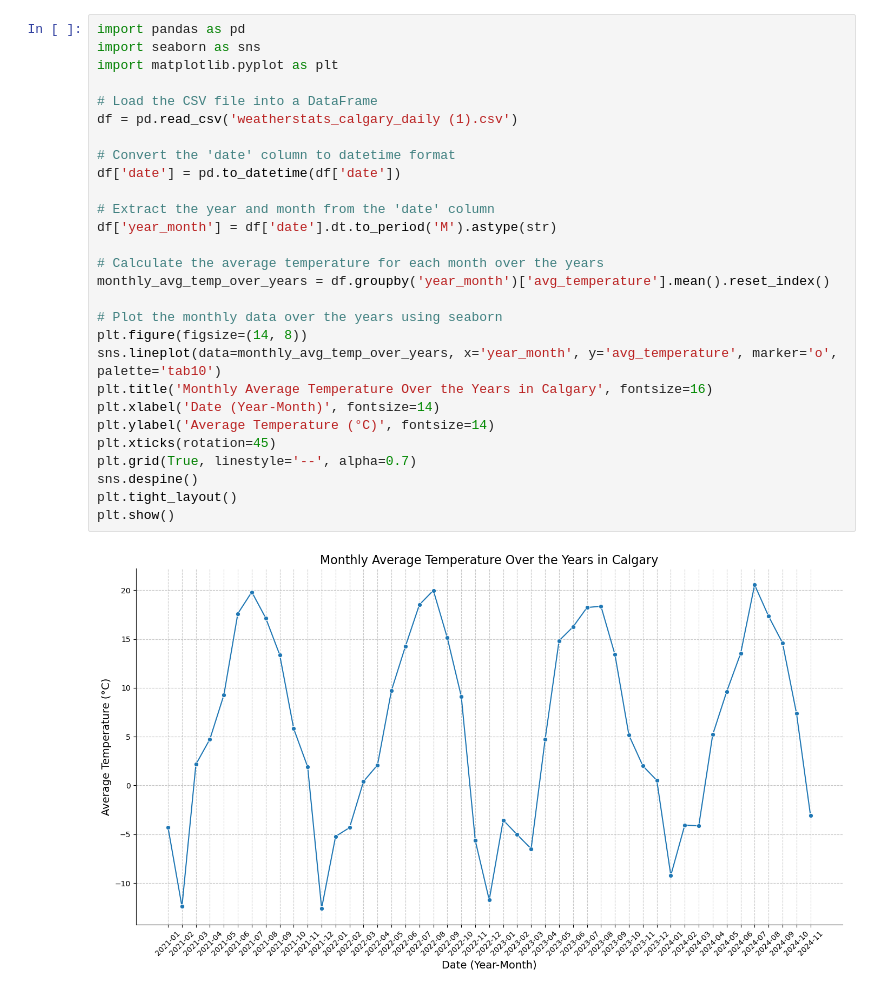
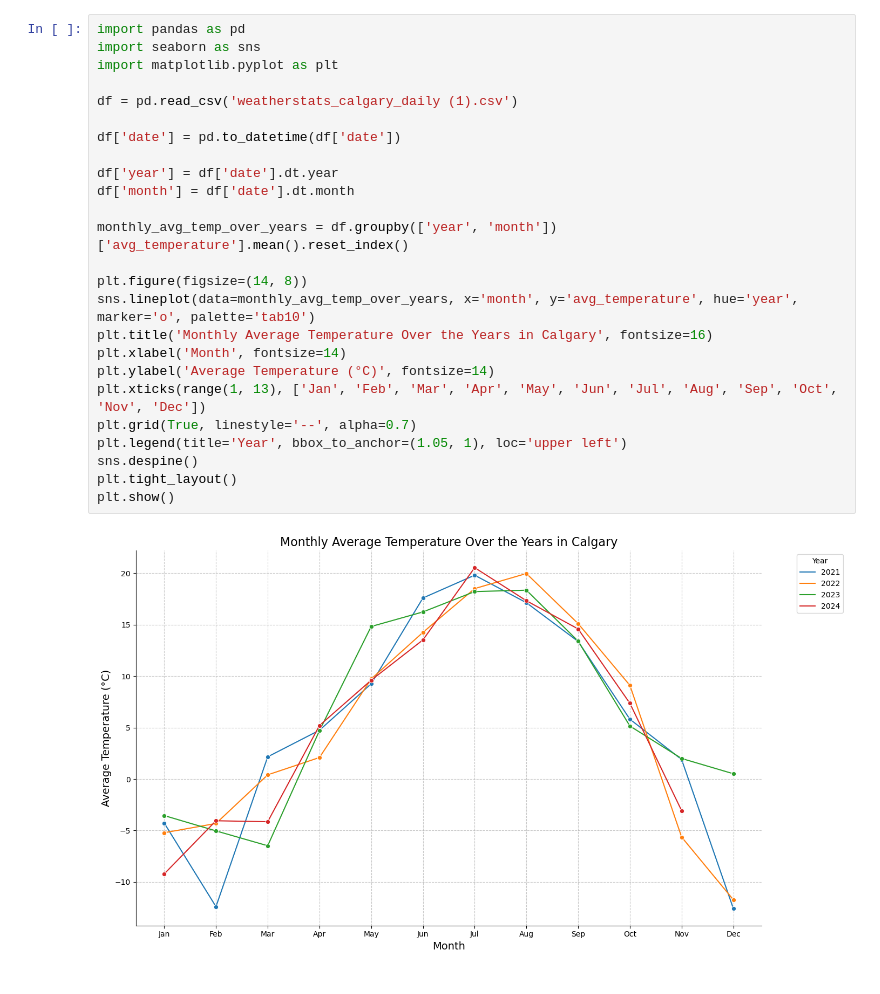
Before and after one commit to FaresElsaid/https---github.com-Ashar-H7-ENME-510, a Jupyter notebook: Weather_data.ipynb, the cells around one changed output. Cells and saved outputs as stored; diff of their text form.

```diff
--- a/Weather_data.ipynb
+++ b/Weather_data.ipynb
@@ -1,30 +1,27 @@
 # %%
 import pandas as pd
 import seaborn as sns
 import matplotlib.pyplot as plt
 
-# Load the CSV file into a DataFrame
 df = pd.read_csv('weatherstats_calgary_daily (1).csv')
 
-# Convert the 'date' column to datetime format
 df['date'] = pd.to_datetime(df['date'])
 
-# Extract the year and month from the 'date' column
-df['year_month'] = df['date'].dt.to_period('M').astype(str)
+df['year'] = df['date'].dt.year
+df['month'] = df['date'].dt.month
 
-# Calculate the average temperature for each month over the years
-monthly_avg_temp_over_years = df.groupby('year_month')['avg_temperature'].mean().reset_index()
+monthly_avg_temp_over_years = df.groupby(['year', 'month'])['avg_temperature'].mean().reset_index()
 
-# Plot the monthly data over the years using seaborn
 plt.figure(figsize=(14, 8))
-sns.lineplot(data=monthly_avg_temp_over_years, x='year_month', y='avg_temperature', marker='o', palette='tab10')
+sns.lineplot(data=monthly_avg_temp_over_years, x='month', y='avg_temperature', hue='year', marker='o', palette='tab10')
 plt.title('Monthly Average Temperature Over the Years in Calgary', fontsize=16)
-plt.xlabel('Date (Year-Month)', fontsize=14)
+plt.xlabel('Month', fontsize=14)
 plt.ylabel('Average Temperature (°C)', fontsize=14)
-plt.xticks(rotation=45)
+plt.xticks(range(1, 13), ['Jan', 'Feb', 'Mar', 'Apr', 'May', 'Jun', 'Jul', 'Aug', 'Sep', 'Oct', 'Nov', 'Dec'])
 plt.grid(True, linestyle='--', alpha=0.7)
+plt.legend(title='Year', bbox_to_anchor=(1.05, 1), loc='upper left')
 sns.despine()
 plt.tight_layout()
 plt.show()
 # %% [output]
-[figure, old version]
+[figure, new version]
```
